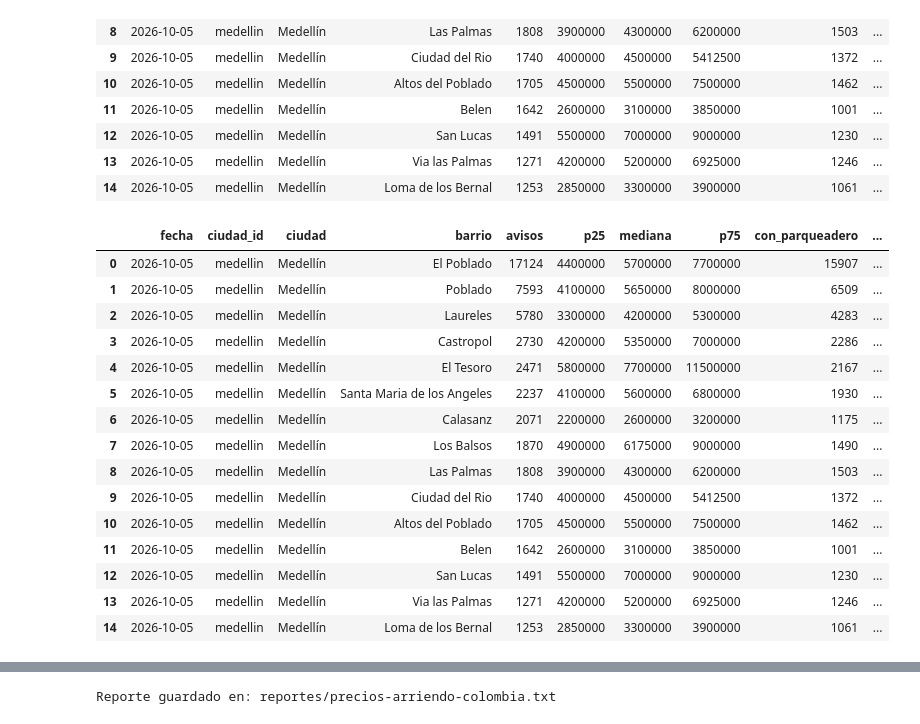
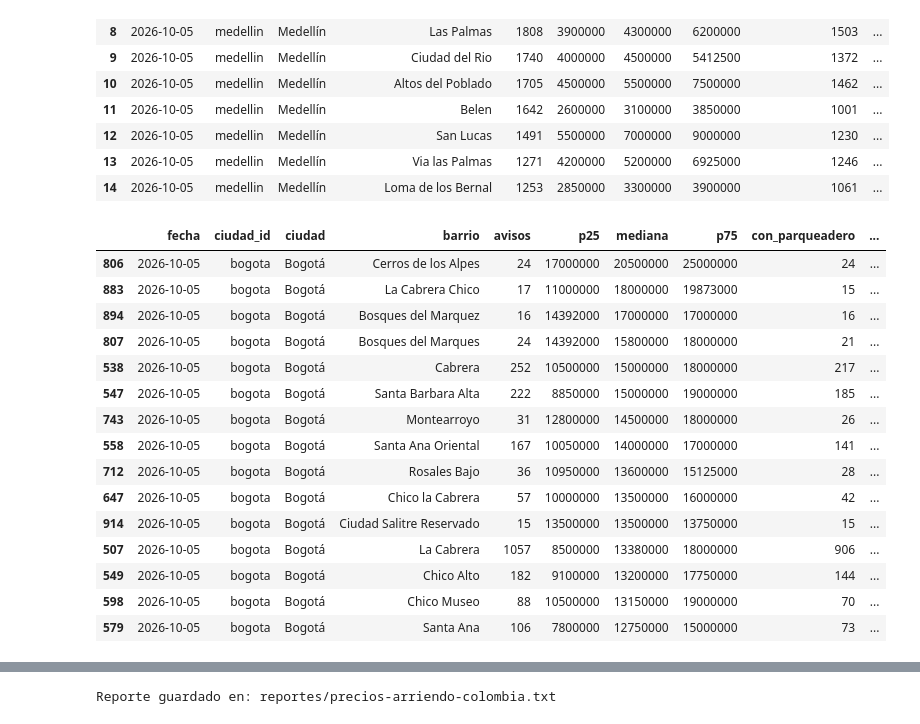
Before and after one commit to S-lopez14/ML_202604_Santiago_Lopez_F, a Jupyter notebook: src/sincronicas/Semana_1SINC.ipynb, the cells around one changed output, grey strips where cells are left out. Drawn from its saved outputs; the diff is of its cells as text; code cells hidden in the pictures.

```diff
--- a/src/sincronicas/Semana_1SINC.ipynb
+++ b/src/sincronicas/Semana_1SINC.ipynb
@@ -35,28 +35,37 @@ df.head(15)
 # %%
 import unicodedata
 
 def normalizar(texto):
     texto = str(texto).strip().lower()
     texto = unicodedata.normalize("NFKD", texto)
     texto = "".join(c for c in texto if not unicodedata.combining(c))  # quita tildes
     return " ".join(texto.split())  # colapsa espacios dobles
+df["barrio_norm"] = df["barrio"].apply(normalizar)
 
-df["barrio_norm"] = df["barrio"].apply(normalizar)
-df.head(15)
+#Filtra el DataFrame para conservar únicamente las columnas más relevantes para tu análisis.
+df_transformado = df[['fecha', 'ciudad', 'barrio_norm', 'mediana', 'con_parqueadero']]
+
+#Filtrado de filas por condición numérica
+df_transformado = df[df['avisos'] > 10]
+
+#Reorganiza las filas del DataFrame para mostrar los precios más altos al principio, utilizando la columna mediana
+df_transformado = df.sort_values(by='mediana', ascending=False)
+
+df_transformado.head(15)
 # %% [output]
 |  | fecha | ciudad_id | ciudad | barrio | avisos | p25 | mediana | p75 | con_parqueadero | ... |
-| 0 | 2026-10-05 | medellin | Medellín | El Poblado | 17124 | 4400000 | 5700000 | 7700000 | 15907 | ... |
-| 1 | 2026-10-05 | medellin | Medellín | Poblado | 7593 | 4100000 | 5650000 | 8000000 | 6509 | ... |
-| 2 | 2026-10-05 | medellin | Medellín | Laureles | 5780 | 3300000 | 4200000 | 5300000 | 4283 | ... |
-| 3 | 2026-10-05 | medellin | Medellín | Castropol | 2730 | 4200000 | 5350000 | 7000000 | 2286 | ... |
-| 4 | 2026-10-05 | medellin | Medellín | El Tesoro | 2471 | 5800000 | 7700000 | 11500000 | 2167 | ... |
-| 5 | 2026-10-05 | medellin | Medellín | Santa Maria de los Angeles | 2237 | 4100000 | 5600000 | 6800000 | 1930 | ... |
-| 6 | 2026-10-05 | medellin | Medellín | Calasanz | 2071 | 2200000 | 2600000 | 3200000 | 1175 | ... |
-| 7 | 2026-10-05 | medellin | Medellín | Los Balsos | 1870 | 4900000 | 6175000 | 9000000 | 1490 | ... |
-| 8 | 2026-10-05 | medellin | Medellín | Las Palmas | 1808 | 3900000 | 4300000 | 6200000 | 1503 | ... |
-| 9 | 2026-10-05 | medellin | Medellín | Ciudad del Rio | 1740 | 4000000 | 4500000 | 5412500 | 1372 | ... |
-| 10 | 2026-10-05 | medellin | Medellín | Altos del Poblado | 1705 | 4500000 | 5500000 | 7500000 | 1462 | ... |
-| 11 | 2026-10-05 | medellin | Medellín | Belen | 1642 | 2600000 | 3100000 | 3850000 | 1001 | ... |
-| 12 | 2026-10-05 | medellin | Medellín | San Lucas | 1491 | 5500000 | 7000000 | 9000000 | 1230 | ... |
-| 13 | 2026-10-05 | medellin | Medellín | Via las Palmas | 1271 | 4200000 | 5200000 | 6925000 | 1246 | ... |
-| 14 | 2026-10-05 | medellin | Medellín | Loma de los Bernal | 1253 | 2850000 | 3300000 | 3900000 | 1061 | ... |
+| 806 | 2026-10-05 | bogota | Bogotá | Cerros de los Alpes | 24 | 17000000 | 20500000 | 25000000 | 24 | ... |
+| 883 | 2026-10-05 | bogota | Bogotá | La Cabrera Chico | 17 | 11000000 | 18000000 | 19873000 | 15 | ... |
+| 894 | 2026-10-05 | bogota | Bogotá | Bosques del Marquez | 16 | 14392000 | 17000000 | 17000000 | 16 | ... |
+| 807 | 2026-10-05 | bogota | Bogotá | Bosques del Marques | 24 | 14392000 | 15800000 | 18000000 | 21 | ... |
+| 538 | 2026-10-05 | bogota | Bogotá | Cabrera | 252 | 10500000 | 15000000 | 18000000 | 217 | ... |
+| 547 | 2026-10-05 | bogota | Bogotá | Santa Barbara Alta | 222 | 8850000 | 15000000 | 19000000 | 185 | ... |
+| 743 | 2026-10-05 | bogota | Bogotá | Montearroyo | 31 | 12800000 | 14500000 | 18000000 | 26 | ... |
+| 558 | 2026-10-05 | bogota | Bogotá | Santa Ana Oriental | 167 | 10050000 | 14000000 | 17000000 | 141 | ... |
+| 712 | 2026-10-05 | bogota | Bogotá | Rosales Bajo | 36 | 10950000 | 13600000 | 15125000 | 28 | ... |
+| 647 | 2026-10-05 | bogota | Bogotá | Chico la Cabrera | 57 | 10000000 | 13500000 | 16000000 | 42 | ... |
+| 914 | 2026-10-05 | bogota | Bogotá | Ciudad Salitre Reservado | 15 | 13500000 | 13500000 | 13750000 | 15 | ... |
+| 507 | 2026-10-05 | bogota | Bogotá | La Cabrera | 1057 | 8500000 | 13380000 | 18000000 | 906 | ... |
+| 549 | 2026-10-05 | bogota | Bogotá | Chico Alto | 182 | 9100000 | 13200000 | 17750000 | 144 | ... |
+| 598 | 2026-10-05 | bogota | Bogotá | Chico Museo | 88 | 10500000 | 13150000 | 19000000 | 70 | ... |
+| 579 | 2026-10-05 | bogota | Bogotá | Santa Ana | 106 | 7800000 | 12750000 | 15000000 | 73 | ... |
```
Also changed, not shown: parts of 4 cells of this notebook.
